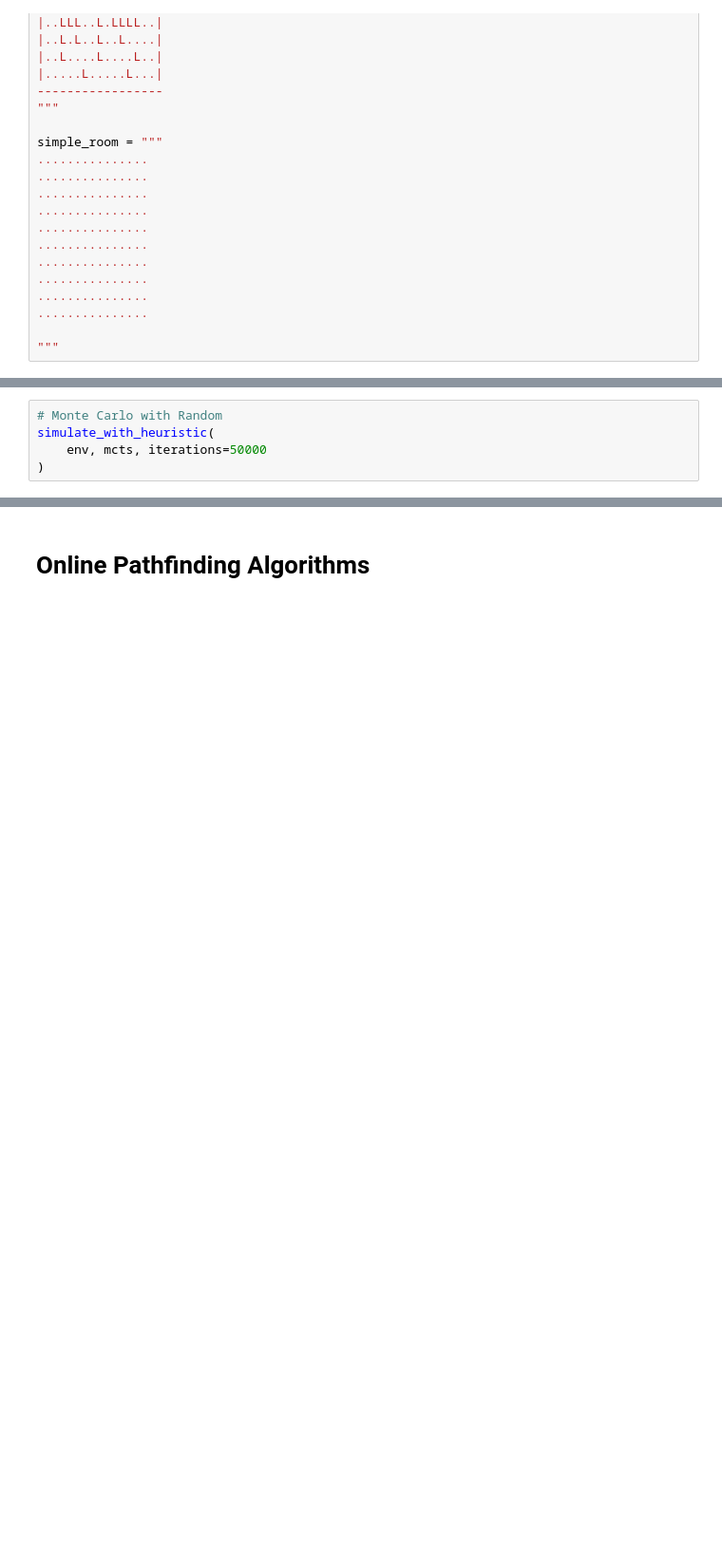
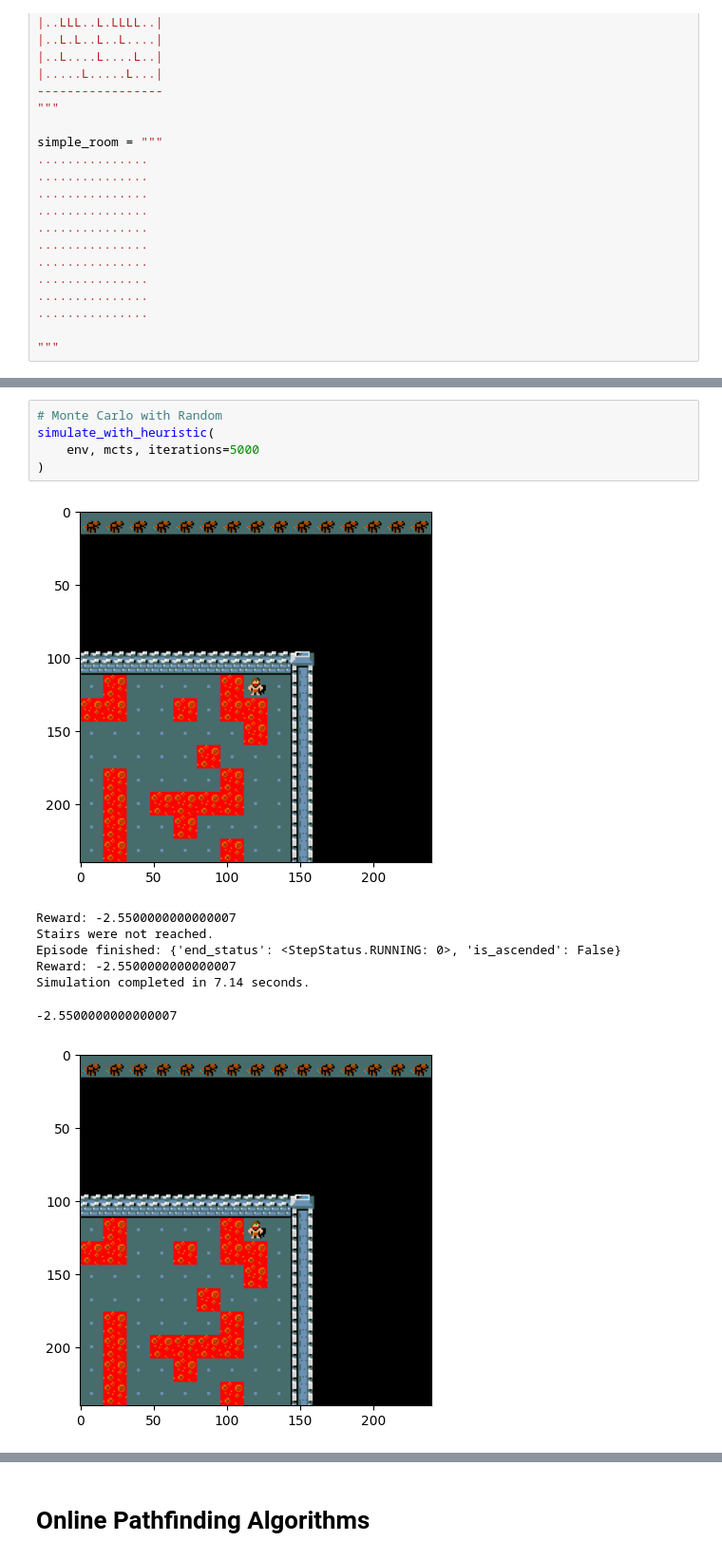
Before and after one commit to Alexthw46/AIF, a Jupyter notebook: Project_v2.ipynb, the cells around one changed output, grey strips where cells are left out. Shown at 95% size. Saved outputs shown, nothing was run; the diff lists cells and outputs as text; blank space fills up the shorter version.

```diff
--- a/Project_v2.ipynb
+++ b/Project_v2.ipynb
@@ -46,5 +110,14 @@ simulate_with_heuristic(env, a_star_collect_apples, weight=1)
 # %%
 # Monte Carlo with Random
 simulate_with_heuristic(
-    env, mcts, iterations=50000
+    env, mcts, iterations=5000
 )
+# %% [output]
+[figure, added]
+Reward: -2.5500000000000007
+Stairs were not reached.
+Episode finished: {'end_status': <StepStatus.RUNNING: 0>, 'is_ascended': False}
+Reward: -2.5500000000000007
+Simulation completed in 7.14 seconds.
+-2.5500000000000007
+[figure, added]
```
Also changed, not shown: parts of 9 cells of this notebook, 12 other files.
